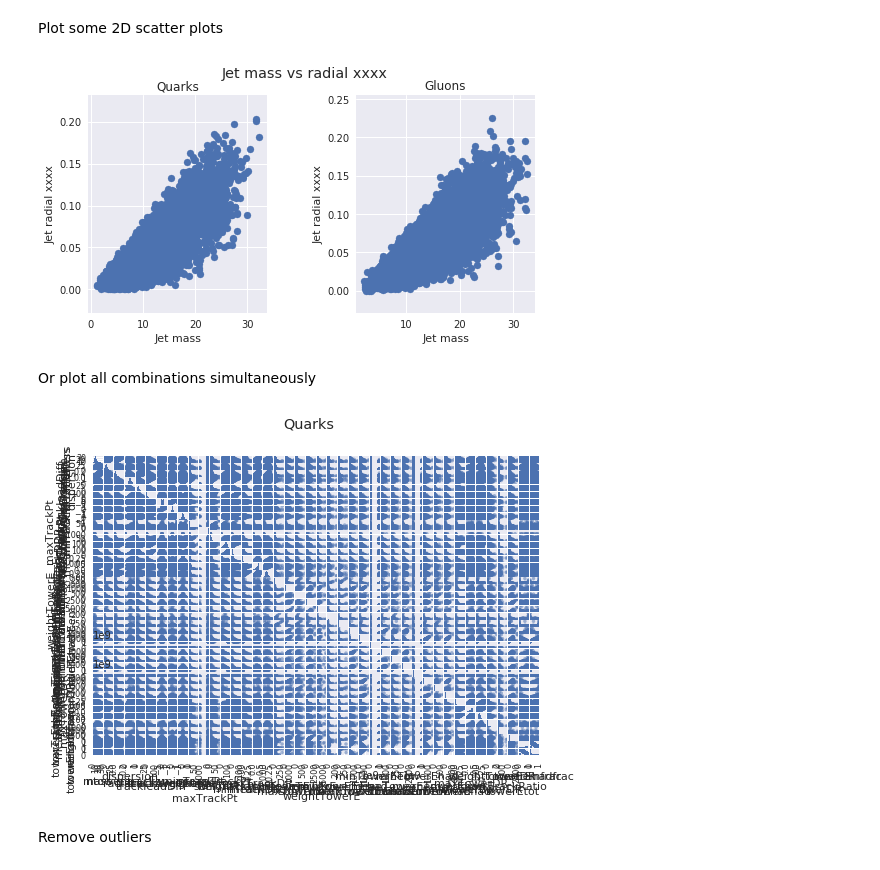
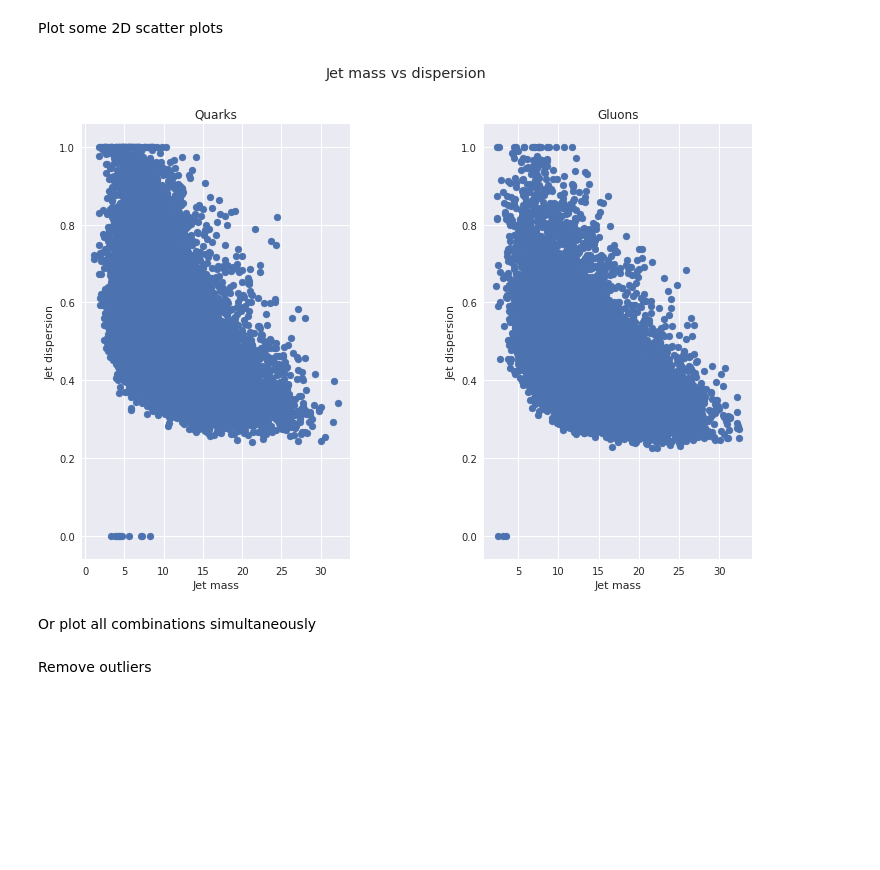
Before and after one commit to cbeiraod/LIPDataScienceSchool_2018, a Jupyter notebook: EDA.ipynb, the cells around one changed output. Saved outputs shown, nothing was run; the diff lists cells and outputs as text; code cells hidden in the pictures; blank space fills up the shorter version.

```diff
--- a/EDA.ipynb
+++ b/EDA.ipynb
@@ -280,36 +280,34 @@ plt.show()
 # %% [markdown]
 Plot some 2D scatter plots
 # %%
-fig, ax = plt.subplots(1,2, figsize=(8,4))
+fig, ax = plt.subplots(1,2, figsize=(12,8))
 
-ax[0].scatter(dfQuarks.mass, dfQuarks.radial)
-ax[1].scatter(dfGluons.mass, dfGluons.radial)
+ax[0].scatter(dfQuarks.mass, dfQuarks.dispersion)
+ax[1].scatter(dfGluons.mass, dfGluons.dispersion)
 
 ax[0].set_title("Quarks")
 ax[1].set_title("Gluons")
 ax[0].set_xlabel("Jet mass")
 ax[1].set_xlabel("Jet mass")
-ax[0].set_ylabel("Jet radial xxxx")
-ax[1].set_ylabel("Jet radial xxxx")
+ax[0].set_ylabel("Jet dispersion")
+ax[1].set_ylabel("Jet dispersion")
 fig.subplots_adjust(wspace=0.5)
-fig.suptitle("Jet mass vs radial xxxx")
+fig.suptitle("Jet mass vs dispersion")
 
 plt.show()
 # %% [output]
-[figure, old version]
+[figure, new version]
 # %% [markdown]
 Or plot all combinations simultaneously
 # %%
-scatter_matrix(dfQuarks.drop('isGluon',axis=1))
+scatter_matrix(dfQuarks.drop('isGluon',axis=1), figsize=(30,30))
 plt.subplots_adjust(hspace=0.1, wspace=0.1)
 plt.suptitle("Quarks")
 plt.show()
-scatter_matrix(dfGluons.drop('isGluon',axis=1))
+scatter_matrix(dfGluons.drop('isGluon',axis=1), figsize=(30,30))
 plt.subplots_adjust(hspace=0.1, wspace=0.1)
 plt.suptitle("Gluons")
 plt.show()
-# %% [output]
-[figure, removed]
 # %% [markdown]
 Remove outliers
 # %%
```
Also changed, not shown: parts of 3 cells of this notebook.
